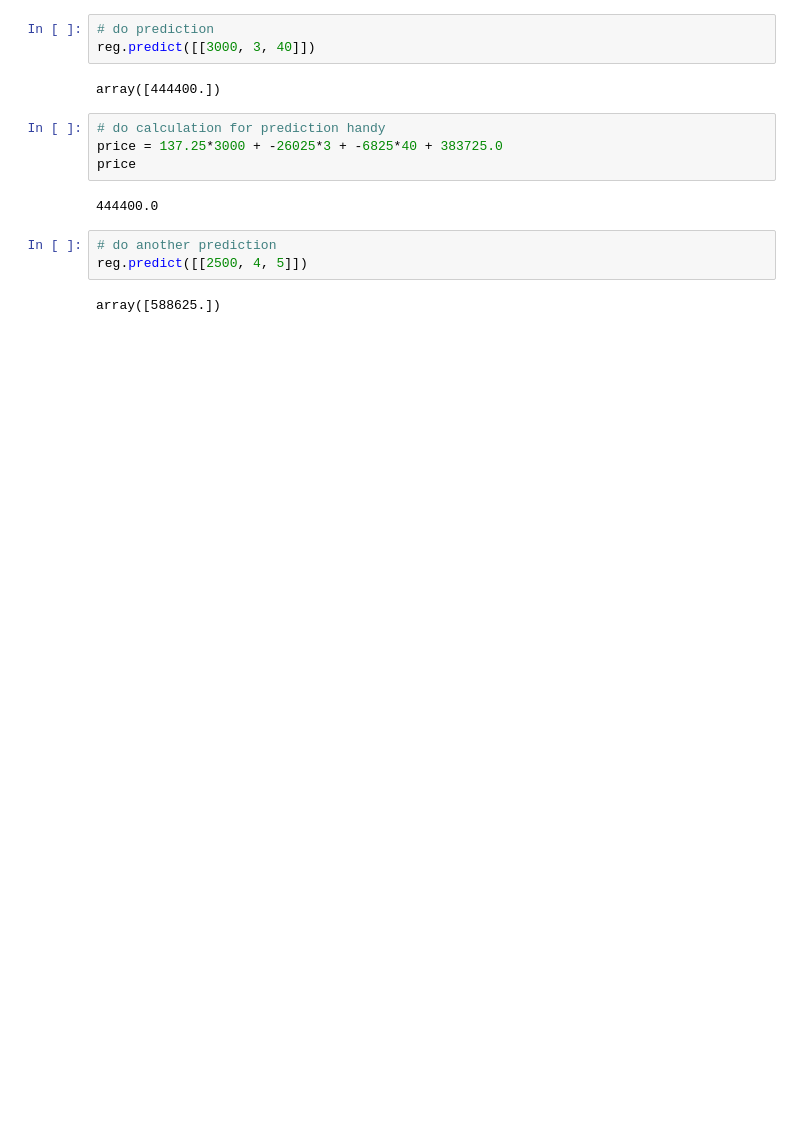
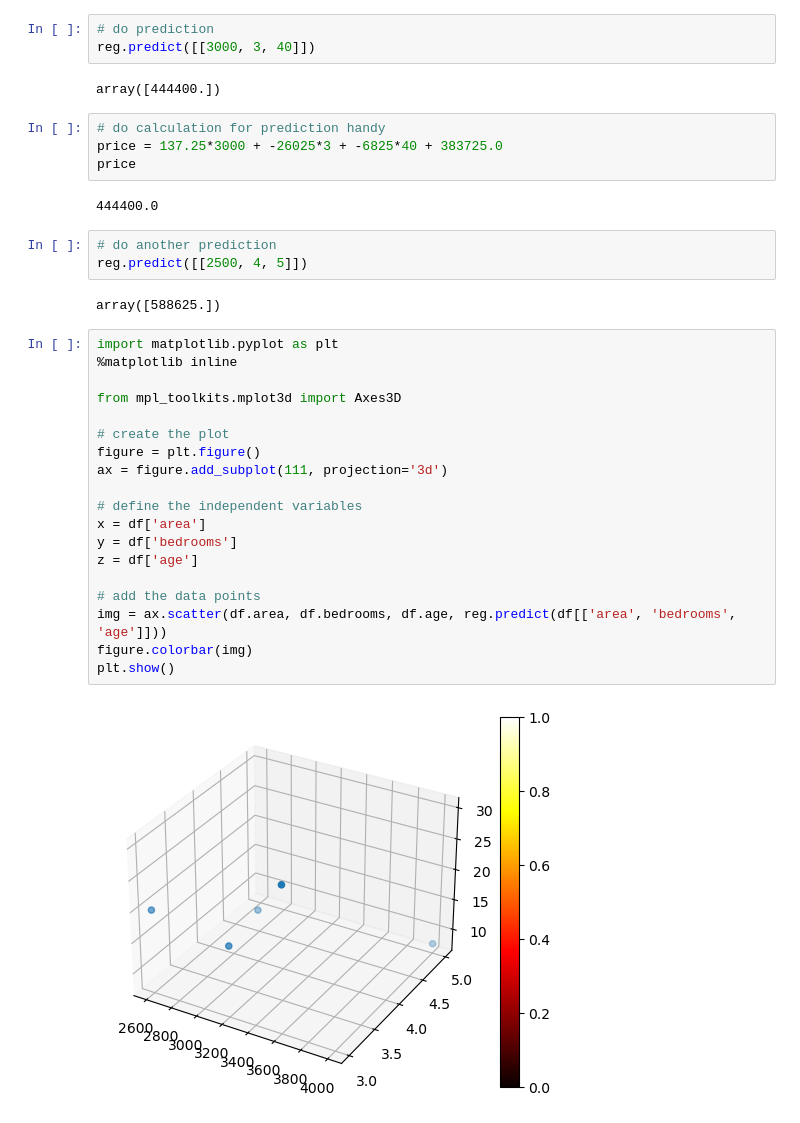
Before and after one commit to parisa-khaleghi/ML-DL-Engineering-sample-codes, a Jupyter notebook: ML with python/2- Linear Regression multiple variable/Linear Regression multiple variable.ipynb, the cells around one changed output. Drawn from its saved outputs; the diff is of its cells as text; blank space fills up the shorter version.

Commit message:
update: show plot

```diff
--- a/ML with python/2- Linear Regression multiple variable/Linear Regression multiple variable.ipynb
+++ b/ML with python/2- Linear Regression multiple variable/Linear Regression multiple variable.ipynb
@@ -62,3 +62,24 @@ price
 reg.predict([[2500, 4, 5]])
 # %% [output]
 array([588625.])
+# %%
+import matplotlib.pyplot as plt
+%matplotlib inline
+
+from mpl_toolkits.mplot3d import Axes3D
+
+# create the plot
+figure = plt.figure()
+ax = figure.add_subplot(111, projection='3d')
+
+# define the independent variables
+x = df['area']
+y = df['bedrooms']
+z = df['age']
+
+# add the data points
+img = ax.scatter(df.area, df.bedrooms, df.age, reg.predict(df[['area', 'bedrooms', 'age']]))
+figure.colorbar(img)
+plt.show()
+# %% [output]
+[figure, added]
```
